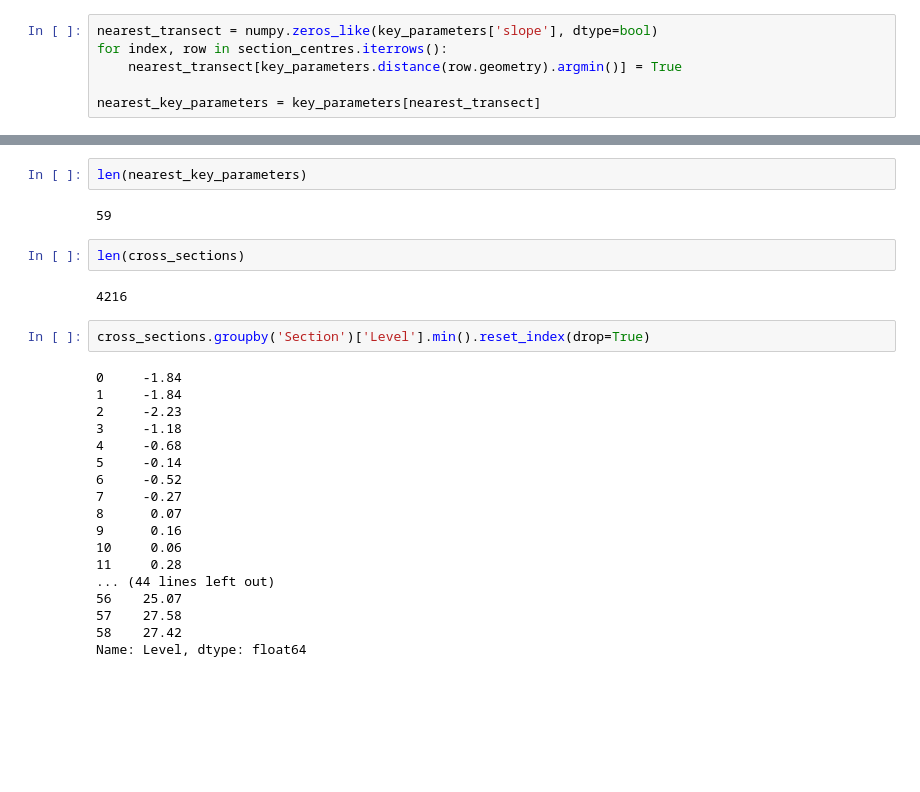
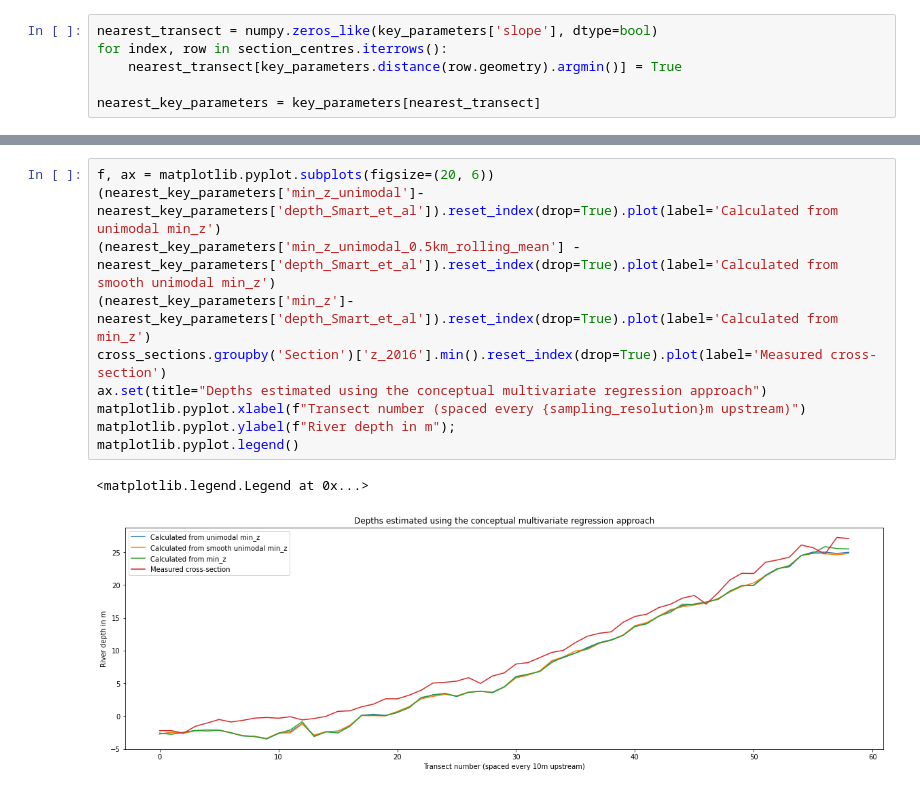
Before and after one commit to rosepearson/Hydrologic-DEMs-scripts, a Jupyter notebook: jupyter_notebooks/river_depth_generation.ipynb, the cells around one changed output, grey strips where cells are left out. Saved outputs shown, nothing was run; the diff lists cells and outputs as text; blank space fills up the shorter version.

```diff
--- a/jupyter_notebooks/river_depth_generation.ipynb
+++ b/jupyter_notebooks/river_depth_generation.ipynb
@@ -189,28 +168,13 @@ matplotlib.pyplot.legend()
-# %%
-len(nearest_key_parameters)
-# %% [output]
-59
-# %%
-len(cross_sections)
-# %% [output]
-4216
-# %%
-cross_sections.groupby('Section')['Level'].min().reset_index(drop=True)
-# %% [output]
-0     -1.84
-1     -1.84
-2     -2.23
-3     -1.18
-4     -0.68
-5     -0.14
-6     -0.52
-7     -0.27
-8      0.07
-9      0.16
-10     0.06
-11     0.28
-... (44 lines left out)
-56    25.07
-57    27.58
-58    27.42
-Name: Level, dtype: float64
+# %%
+f, ax = matplotlib.pyplot.subplots(figsize=(20, 6))
+(nearest_key_parameters['min_z_unimodal']-nearest_key_parameters['depth_Smart_et_al']).reset_index(drop=True).plot(label='Calculated from unimodal min_z')
+(nearest_key_parameters['min_z_unimodal_0.5km_rolling_mean'] - nearest_key_parameters['depth_Smart_et_al']).reset_index(drop=True).plot(label='Calculated from smooth unimodal min_z')
+(nearest_key_parameters['min_z']-nearest_key_parameters['depth_Smart_et_al']).reset_index(drop=True).plot(label='Calculated from min_z')
+cross_sections.groupby('Section')['z_2016'].min().reset_index(drop=True).plot(label='Measured cross-section')
+ax.set(title="Depths estimated using the conceptual multivariate regression approach")
+matplotlib.pyplot.xlabel(f"Transect number (spaced every {sampling_resolution}m upstream)")
+matplotlib.pyplot.ylabel(f"River depth in m");
+matplotlib.pyplot.legend()
+# %% [output]
+<matplotlib.legend.Legend at 0x...>
+[figure]
```
Also changed, not shown: parts of 28 cells of this notebook.
